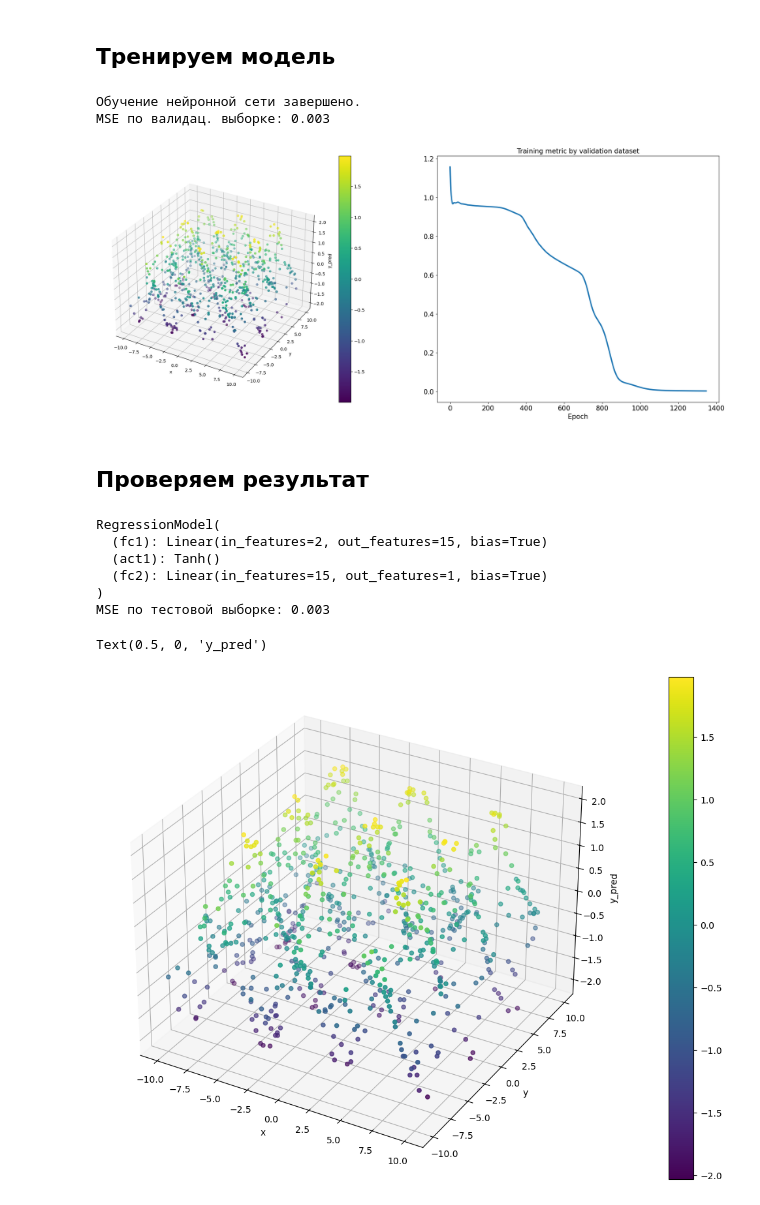
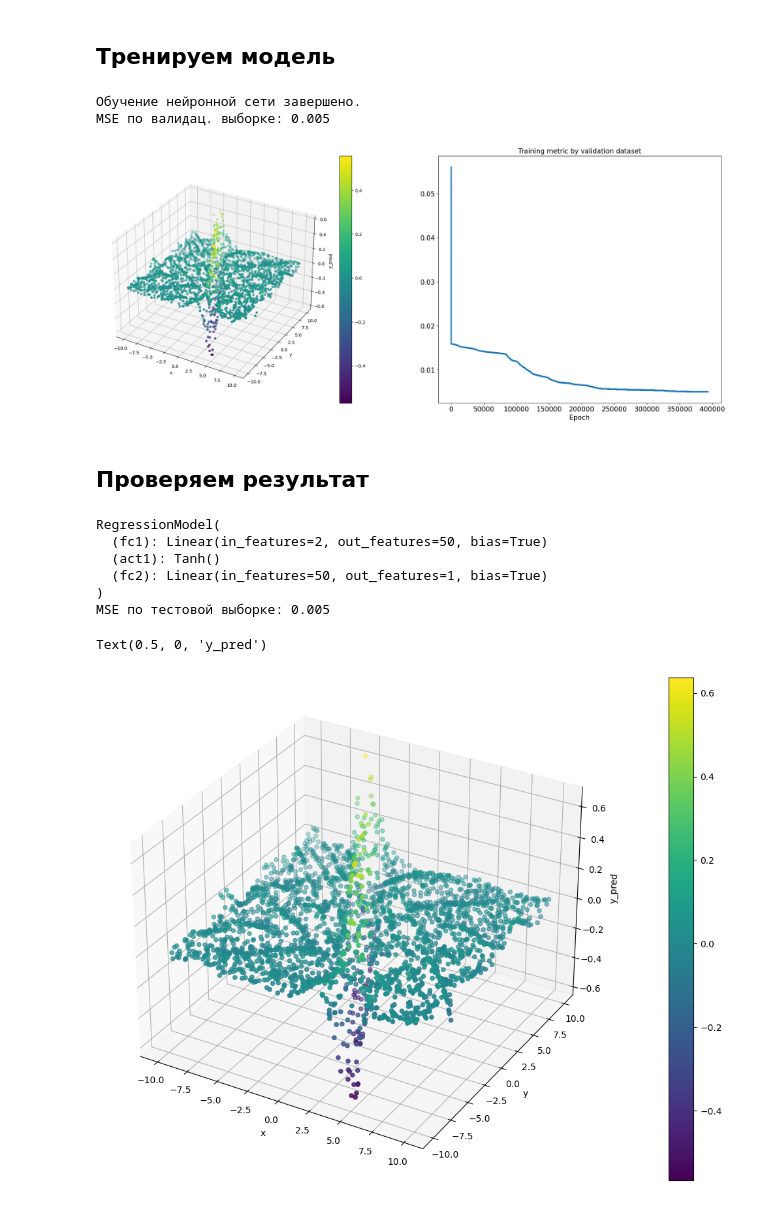
Before and after one commit to Charles-Wi/OtusML, a Jupyter notebook: HW5/PracticePyTorch.ipynb, the cells around one changed output. Cells and saved outputs as stored; diff of their text form; code cells hidden in the pictures.

```diff
--- a/HW5/PracticePyTorch.ipynb
+++ b/HW5/PracticePyTorch.ipynb
@@ -31,11 +33,11 @@ cpu
 # %% [markdown]
 ## Определения
 # %%
-def f_(x, y):
+def f(x, y):
     return torch.sin(x + 2 * y) * torch.exp(-torch.pow((2 * x + y), 2))
 
-def f(x, y):
-    return torch.sin(y) + torch.cos(x) # * torch.exp(-torch.pow((2 * x + y), 2))
+#def f_(x, y):
+#    return torch.sin(y) + torch.cos(x) # for debug and develop
 
 def getRandVector(n):
     v = torch.rand(n, dtype=DTYPE)
@@ -43,13 +45,11 @@ def getRandVector(n):
 # %% [markdown]
 ## Dataset
 # %%
-n = 5000 #20000 # Размер выборки
+n = 20000 # Размер выборки
 
 X = torch.stack((getRandVector(n), getRandVector(n)), dim=1)
 y = f(X[:, 0], X[:, 1])
 y.unsqueeze_(1)
-X.to(DEVICE)
-y.to(DEVICE)
 
 print(X)
 print(y)
@@ -164,13 +153,13 @@ def loss_MSE(pred, target):
 # %% [markdown]
 ## Тренируем модель
 # %%
-num_epochs = 3000 # Число эпох
+num_epochs = 1000000 # Число эпох
 stopLevel = 0.003 # Критерий остановки обучения
 mseLevel = 0.005 # Требуемый уровень ошибки MSE
 
-model = RegressionModel(15)
+model = RegressionModel(50)
 criterion = loss_MSE #nn.MSELoss()
-optimizer = optim.Adam(model.parameters(), lr=0.01) # lr=0.01
+optimizer = optim.AdamW(model.parameters(), lr=0.001) # lr=0.01
 
 mse_list = []
 for epoch_index in tqdm(range(num_epochs)):
@@ -203,7 +192,7 @@ ax.tick_params(axis='both', which='major', labelsize=15)
 y_pred = model.forward(X_val)
 
 ax = fig.add_subplot(121, projection='3d')
-dia = ax.scatter(X_val[:, 0].numpy(), X_val[:, 1].numpy(), y_pred.detach().numpy(), c=y_pred.detach().numpy(), cmap="viridis")
+dia = ax.scatter(X_val[:, 0].cpu().numpy(), X_val[:, 1].cpu().numpy(), y_pred.cpu().detach().numpy(), c=y_pred.cpu().detach().numpy(), cmap="viridis")
 fig.colorbar(dia)
 ax.set_xlabel('x')
 ax.set_ylabel('y')
@@ -211,31 +200,31 @@ ax.set_zlabel('y_pred')
 plt.show()
 # %% [output]
 Обучение нейронной сети завершено.
-MSE по валидац. выборке: 0.003
+MSE по валидац. выборке: 0.005
-[figure, old version]
+[figure, new version]
 # %% [markdown]
 ## Проверяем результат
 # %%
 
 print(model.eval()) # Переводим модель в режим inference
 
 print("MSE по тестовой выборке: {:.3f}".format(model.getMetric(X_test, y_test)))
 
 y_pred = model.forward(X_test)
 
 fig = plt.figure()
 ax = fig.add_subplot(111, projection='3d')
-dia = ax.scatter(X_test[:, 0].numpy(), X_test[:, 1].numpy(), y_pred.detach().numpy(), c=y_pred.detach().numpy(), cmap="viridis")
+dia = ax.scatter(X_test[:, 0].cpu().numpy(), X_test[:, 1].cpu().numpy(), y_pred.cpu().detach().numpy(), c=y_pred.cpu().detach().numpy(), cmap="viridis")
 fig.colorbar(dia)
 ax.set_xlabel('x')
 ax.set_ylabel('y')
 ax.set_zlabel('y_pred')
 # %% [output]
 RegressionModel(
-  (fc1): Linear(in_features=2, out_features=15, bias=True)
+  (fc1): Linear(in_features=2, out_features=50, bias=True)
   (act1): Tanh()
-  (fc2): Linear(in_features=15, out_features=1, bias=True)
+  (fc2): Linear(in_features=50, out_features=1, bias=True)
 )
-MSE по тестовой выборке: 0.003
+MSE по тестовой выборке: 0.005
 Text(0.5, 0, 'y_pred')
-[figure, old version]
+[figure, new version]
```
Also changed, not shown: parts of 7 cells of this notebook.
